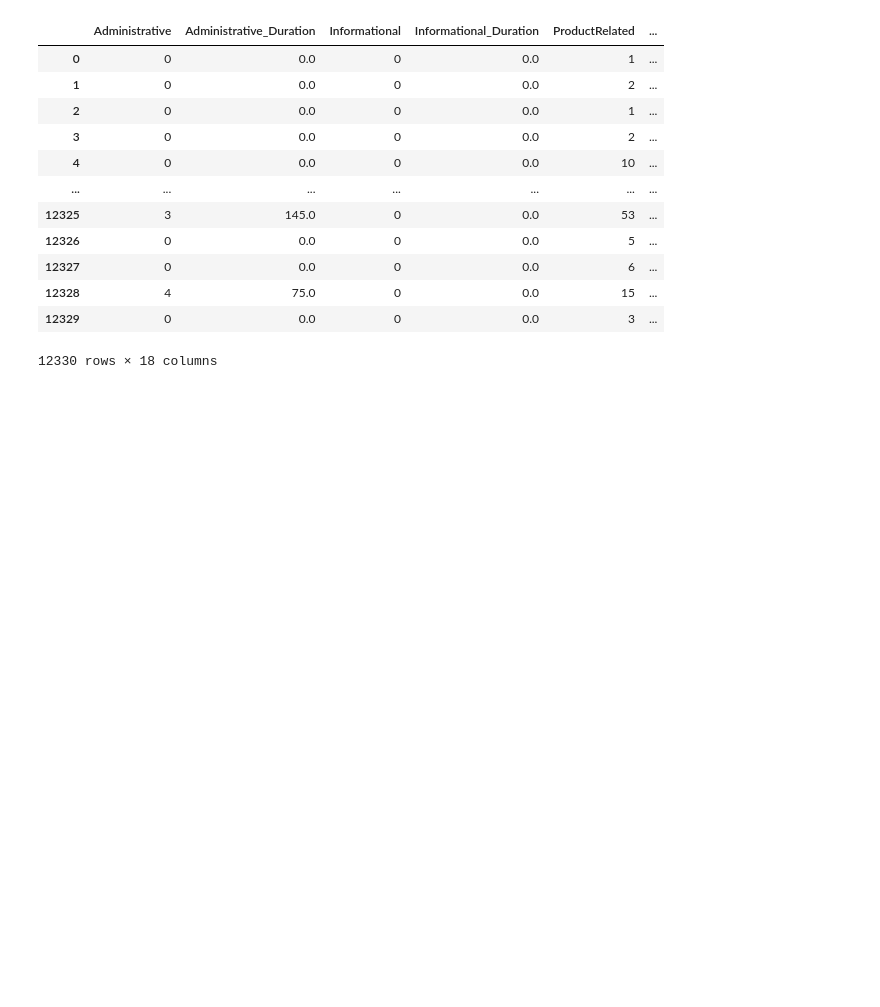
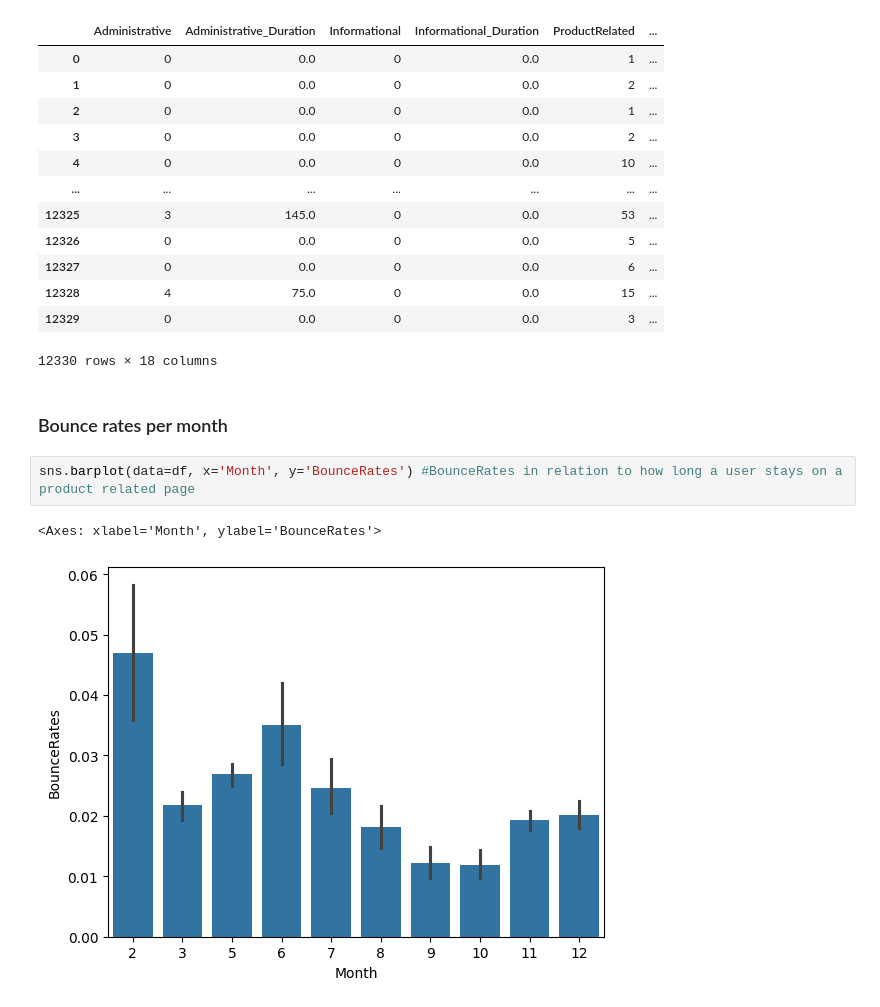
Before and after one commit to Scootablyat/ISCS-Project-Group9, a Jupyter notebook: ISCS-Project.ipynb, the cells around one changed output. Drawn from its saved outputs; the diff is of its cells as text; blank space fills up the shorter version.

Commit message:
Added some plots for data viz
Added plots for comparing number of bounce rates and exit rates per month, and which visitor type produces the most amount of revenue.

```diff
--- a/ISCS-Project.ipynb
+++ b/ISCS-Project.ipynb
@@ -340,3 +329,10 @@ df
 | 12328 | 4 | 75.0 | 0 | 0.0 | 15 | ... |
 | 12329 | 0 | 0.0 | 0 | 0.0 | 3 | ... |
 12330 rows × 18 columns
+# %% [markdown]
+### Bounce rates per month
+# %%
+sns.barplot(data=df, x='Month', y='BounceRates') #BounceRates in relation to how long a user stays on a product related page
+# %% [output]
+<Axes: xlabel='Month', ylabel='BounceRates'>
+[figure, added]
```
Also changed, not shown: parts of 18 cells of this notebook.
